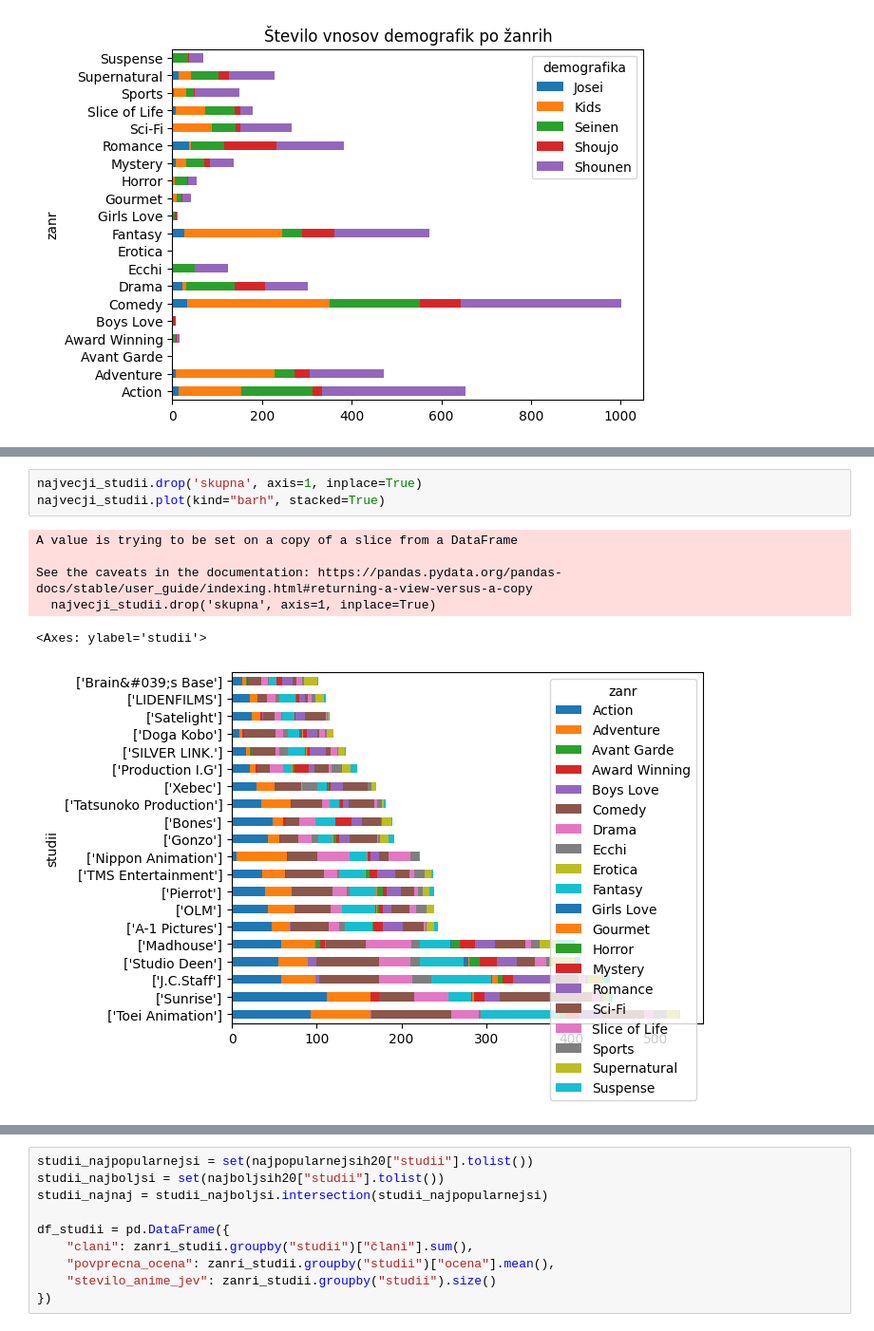
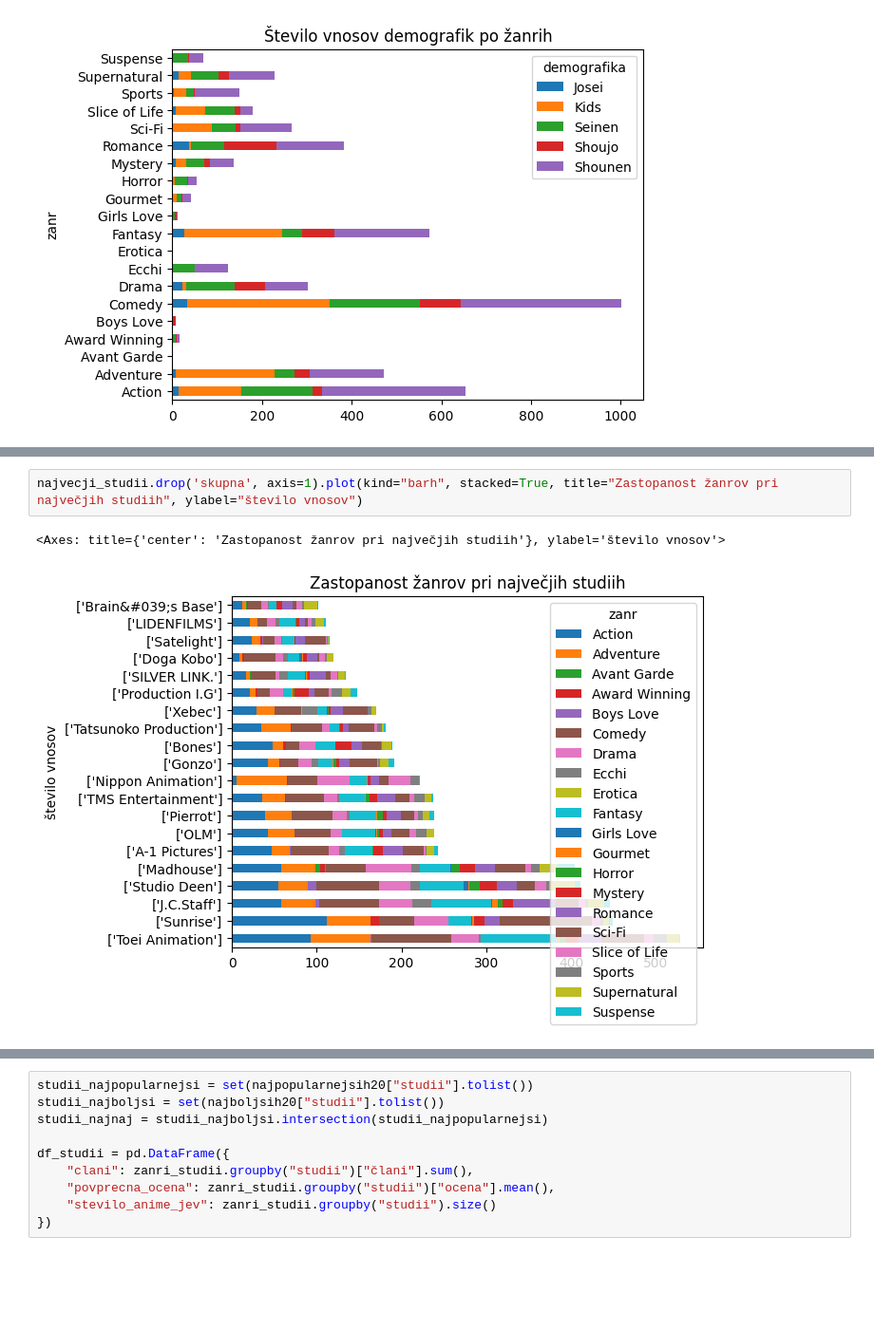
Before and after one commit to lrozman/Projektna-naloga-UVP---Rozman-Lara, a Jupyter notebook: analiza.ipynb, the cells around one changed output, grey strips where cells are left out. Shown at 95% size. Drawn from its saved outputs; the diff is of its cells as text; blank space fills up the shorter version.

```diff
--- a/analiza.ipynb
+++ b/analiza.ipynb
@@ -813,12 +818,7 @@ najvecji_studii
 | ['Brain&#039;s Base'] | 12 | 5 | 1 | 1 | 0 | 16 | 7 | 2 | 0 | ... |
 20 rows × 21 columns
 # %%
-najvecji_studii.drop('skupna', axis=1, inplace=True)
-najvecji_studii.plot(kind="barh", stacked=True)
+najvecji_studii.drop('skupna', axis=1).plot(kind="barh", stacked=True, title="Zastopanost žanrov pri največjih studiih", ylabel="število vnosov")
 # %% [output]
-A value is trying to be set on a copy of a slice from a DataFrame
-
-See the caveats in the documentation: https://pandas.pydata.org/pandas-docs/stable/user_guide/indexing.html#returning-a-view-versus-a-copy
-  najvecji_studii.drop('skupna', axis=1, inplace=True)
+<Axes: title={'center': 'Zastopanost žanrov pri največjih studiih'}, ylabel='število vnosov'>
-<Axes: ylabel='studii'>
-[figure, old version]
+[figure, new version]
```
Also changed, not shown: parts of 61 cells of this notebook.
